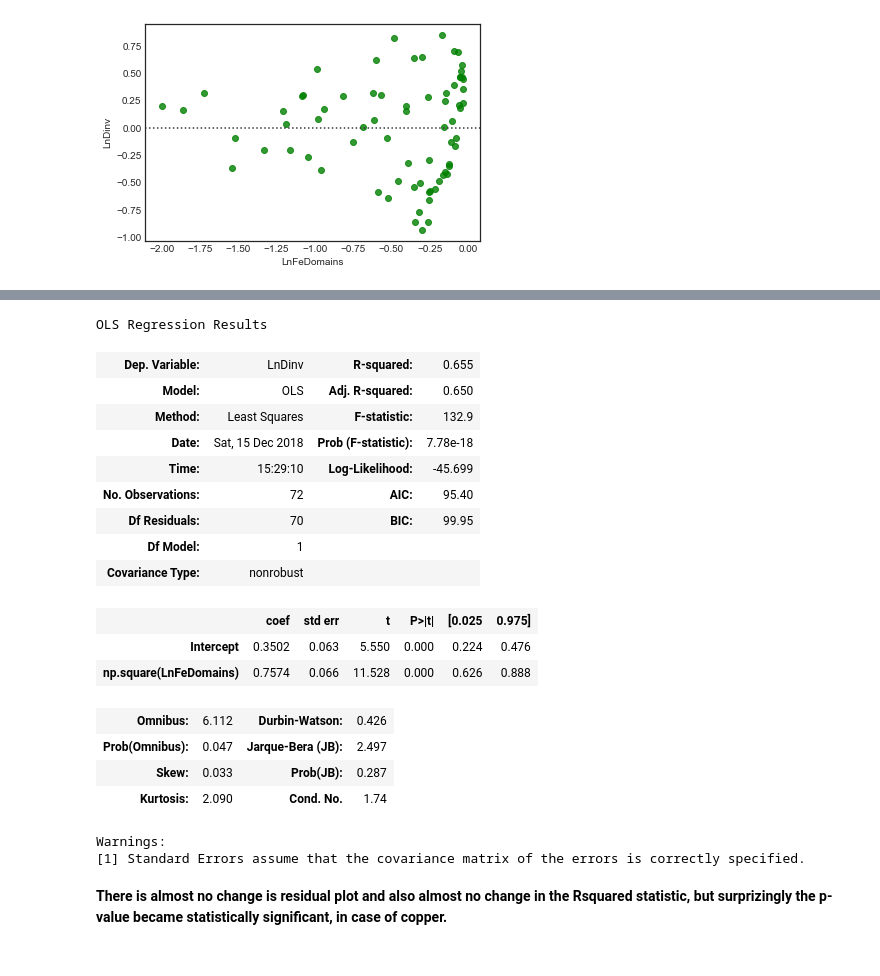
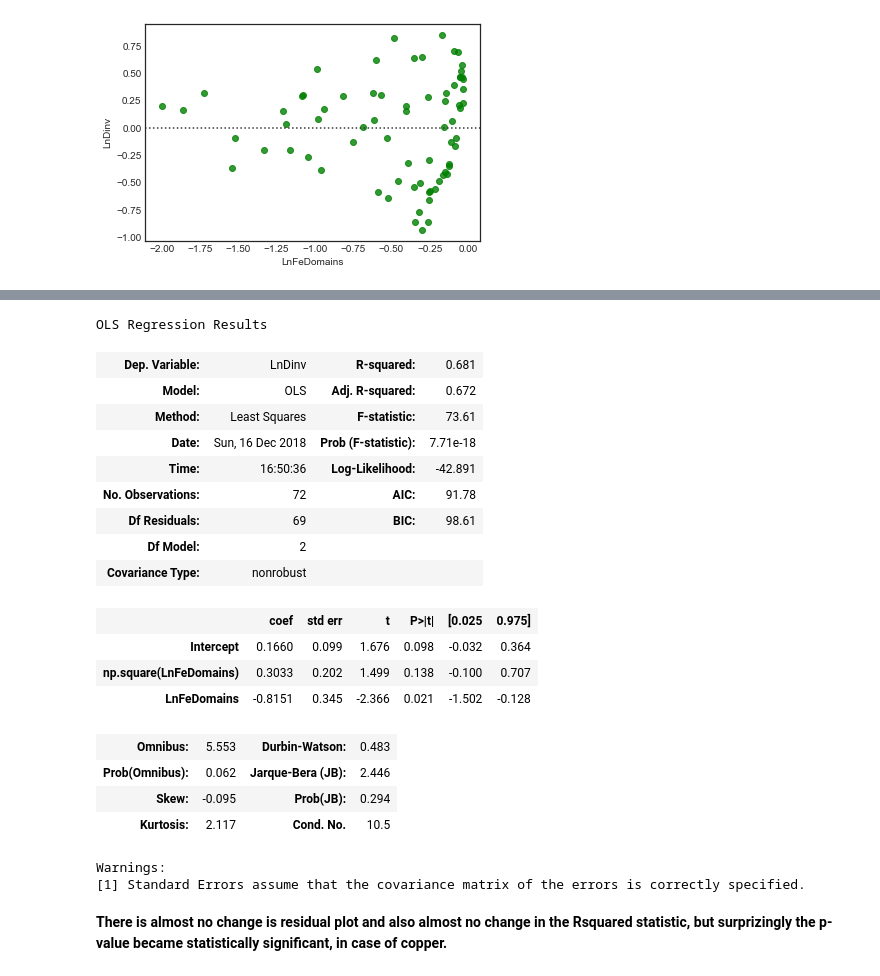
Before and after one commit to AaradhyaSaxena/23-Fractionation-of-elements-between-solid-and-molten-phases-in-multi-component-Fe-Ni-X-systems, a Jupyter notebook: 00 Linear Regression.ipynb, the cells around one changed output, grey strips where cells are left out. Saved outputs shown, nothing was run; the diff lists cells and outputs as text; code cells hidden in the pictures.

```diff
--- a/Linear Regression.ipynb
+++ b/00 Linear Regression.ipynb
@@ -627,26 +627,27 @@ OLS Regression Results
 Warnings:
 [1] Standard Errors assume that the covariance matrix of the errors is correctly specified.
 # %%
-est = smf.ols('LnDinv ~ np.square(LnFeDomains)', df2).fit()
+est = smf.ols('LnDinv ~ np.square(LnFeDomains)+ LnFeDomains ', df2).fit()
 est.summary()
 # %% [output]
 OLS Regression Results
-| Dep. Variable: | LnDinv | R-squared: | 0.655 |
-| Model: | OLS | Adj. R-squared: | 0.650 |
-| Method: | Least Squares | F-statistic: | 132.9 |
-| Date: | Sat, 15 Dec 2018 | Prob (F-statistic): | 7.78e-18 |
-| Time: | 15:29:10 | Log-Likelihood: | -45.699 |
-| No. Observations: | 72 | AIC: | 95.40 |
-| Df Residuals: | 70 | BIC: | 99.95 |
-| Df Model: | 1 |  |  |
+| Dep. Variable: | LnDinv | R-squared: | 0.681 |
+| Model: | OLS | Adj. R-squared: | 0.672 |
+| Method: | Least Squares | F-statistic: | 73.61 |
+| Date: | Sun, 16 Dec 2018 | Prob (F-statistic): | 7.71e-18 |
+| Time: | 16:50:36 | Log-Likelihood: | -42.891 |
+| No. Observations: | 72 | AIC: | 91.78 |
+| Df Residuals: | 69 | BIC: | 98.61 |
+| Df Model: | 2 |  |  |
 | Covariance Type: | nonrobust |  |  |
 |  | coef | std err | t | P>|t| | [0.025 | 0.975] |
-| Intercept | 0.3502 | 0.063 | 5.550 | 0.000 | 0.224 | 0.476 |
-| np.square(LnFeDomains) | 0.7574 | 0.066 | 11.528 | 0.000 | 0.626 | 0.888 |
+| Intercept | 0.1660 | 0.099 | 1.676 | 0.098 | -0.032 | 0.364 |
+| np.square(LnFeDomains) | 0.3033 | 0.202 | 1.499 | 0.138 | -0.100 | 0.707 |
+| LnFeDomains | -0.8151 | 0.345 | -2.366 | 0.021 | -1.502 | -0.128 |
-| Omnibus: | 6.112 | Durbin-Watson: | 0.426 |
-| Prob(Omnibus): | 0.047 | Jarque-Bera (JB): | 2.497 |
-| Skew: | 0.033 | Prob(JB): | 0.287 |
-| Kurtosis: | 2.090 | Cond. No. | 1.74 |
+| Omnibus: | 5.553 | Durbin-Watson: | 0.483 |
+| Prob(Omnibus): | 0.062 | Jarque-Bera (JB): | 2.446 |
+| Skew: | -0.095 | Prob(JB): | 0.294 |
+| Kurtosis: | 2.117 | Cond. No. | 10.5 |
 Warnings:
 [1] Standard Errors assume that the covariance matrix of the errors is correctly specified.
 # %% [markdown]
```
Also changed, not shown: parts of 10 cells of this notebook, 6 other files.
